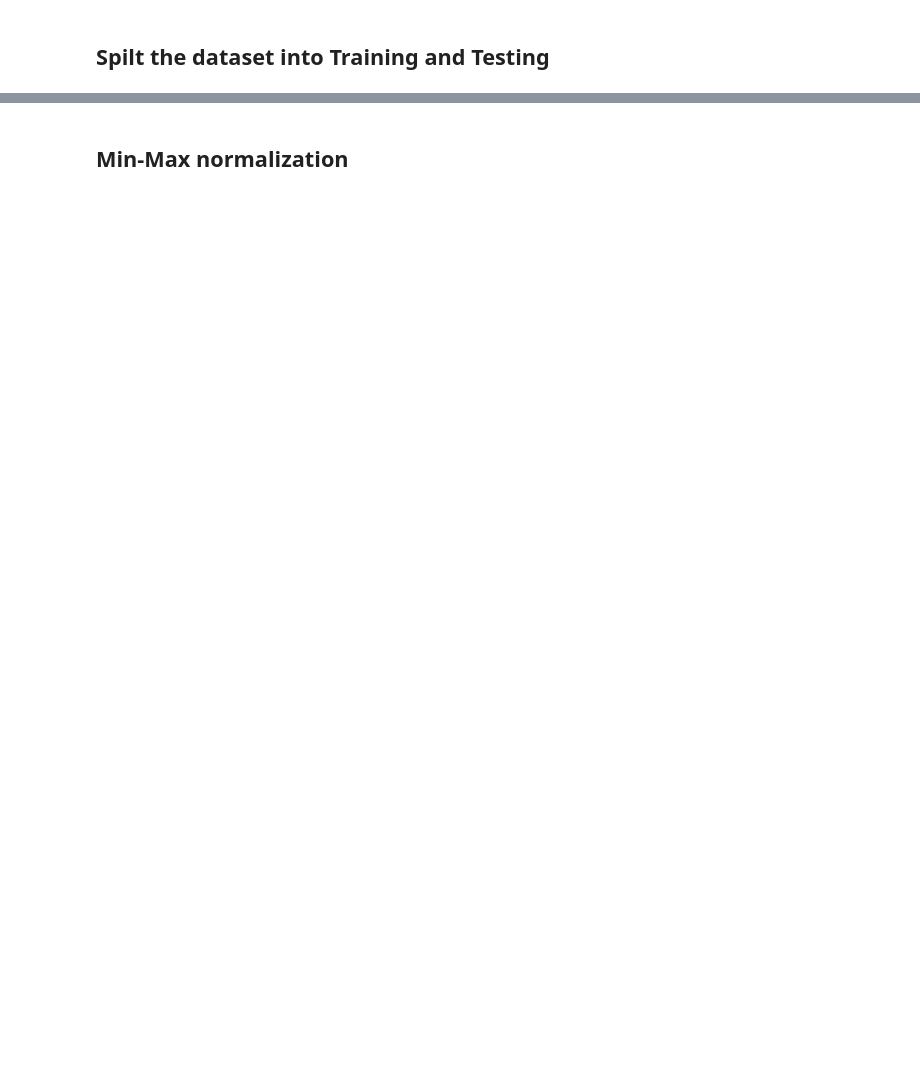
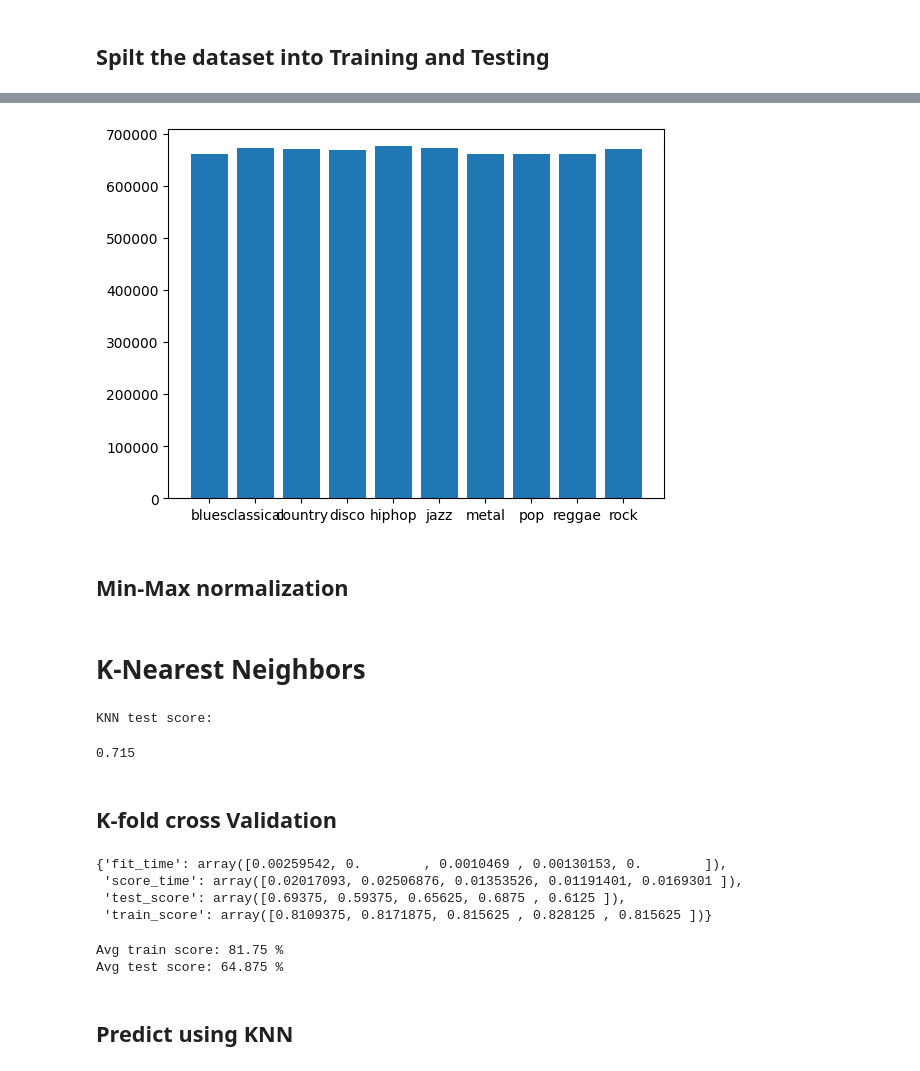
Before and after one commit to likhith-ts/Music-Genre-Classification-using-KNN, a Jupyter notebook: KNNmodel.ipynb, the cells around one changed output, grey strips where cells are left out. Cells and saved outputs as stored; diff of their text form; code cells hidden in the pictures; blank space fills up the shorter version.

```diff
--- a/KNNmodel.ipynb
+++ b/KNNmodel.ipynb
@@ -124,3 +111,9 @@ X_train, X_test, y_train, y_test = train_test_split(X,y,train_size=0.2,random_st
+# %%
+import matplotlib.pyplot as plt
+plt.bar(df['label'],df['length'].astype('int32'))
+plt.show()
+# %% [output]
+[figure, added]
 # %% [markdown]
 ## Min-Max normalization
 # %%
@@ -128,3 +121,15 @@ scaler = MinMaxScaler()
 X_train_scaled = scaler.fit_transform(X_train)
 
 X_test_scaled = scaler.transform(X_test)
+# %% [markdown]
+# K-Nearest Neighbors
+# %%
+knn = KNeighborsClassifier(n_neighbors=3)
+knn.fit(X_train_scaled,y_train)
+print('KNN test score:')
+knn.score(X_test_scaled,y_test)
+# %% [output]
+KNN test score:
+0.715
+# %% [markdown]
+## K-fold cross Validation
@@ -130,0 +140,15 @@ X_test_scaled = scaler.transform(X_test)
+# %%
+results
+# %% [output]
+{'fit_time': array([0.00259542, 0.        , 0.0010469 , 0.00130153, 0.        ]),
+ 'score_time': array([0.02017093, 0.02506876, 0.01353526, 0.01191401, 0.0169301 ]),
+ 'test_score': array([0.69375, 0.59375, 0.65625, 0.6875 , 0.6125 ]),
+ 'train_score': array([0.8109375, 0.8171875, 0.815625 , 0.828125 , 0.815625 ])}
+# %%
+print("Avg train score:", round(results['train_score'].mean()*100,3),'%')
+print("Avg test score:", round(results['test_score'].mean()*100,3),'%')
+# %% [output]
+Avg train score: 81.75 %
+Avg test score: 64.875 %
+# %% [markdown]
+## Predict using KNN
```
Also changed, not shown: parts of 14 cells of this notebook, 5 other files.
